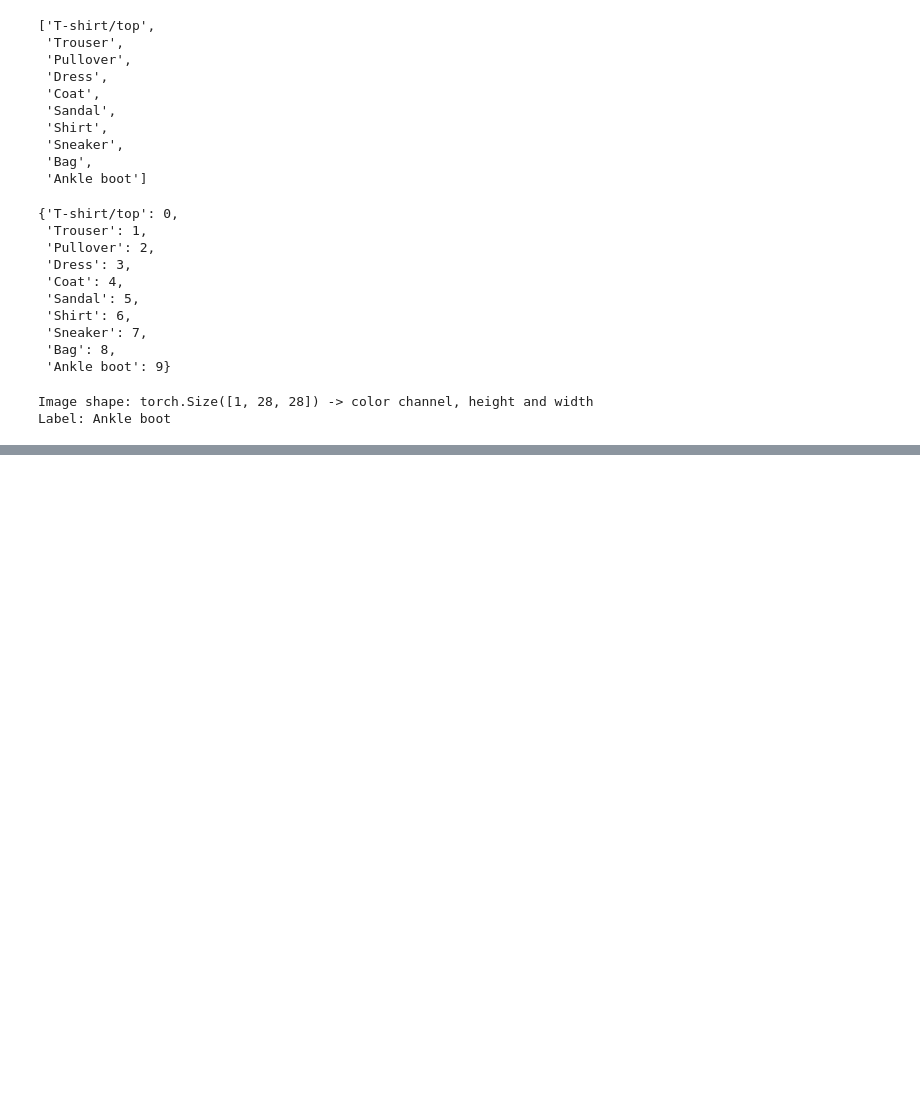
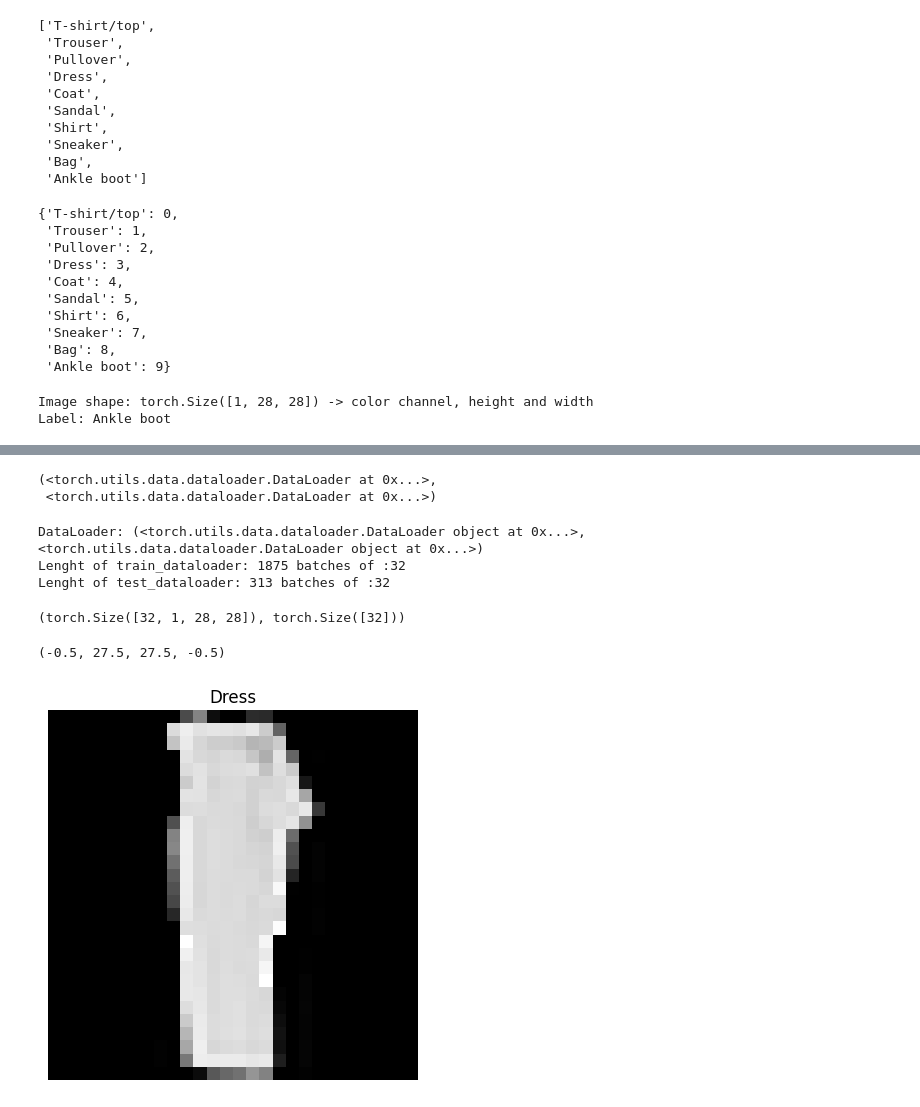
Before and after one commit to habonimana/PyTorch-for-Deep-Learning, a Jupyter notebook: 03_pytorch_computer_vision.ipynb, the cells around one changed output, grey strips where cells are left out. Cells and saved outputs as stored; diff of their text form; code cells hidden in the pictures; blank space fills up the shorter version.

```diff
--- a/03_pytorch_computer_vision.ipynb
+++ b/03_pytorch_computer_vision.ipynb
@@ -133,0 +165,47 @@ Label: Ankle boot
+# %%
+from torch.utils.data import DataLoader
+
+# Setup the batch size hyperparameter
+BATCH_SIZE = 32
+
+#
+train_dataloader = DataLoader(dataset=train_data,
+                              batch_size=BATCH_SIZE,
+                              shuffle=True)
+
+test_dataloader = DataLoader(dataset=test_data,
+                             batch_size=BATCH_SIZE,
+                             shuffle=False)
+
+train_dataloader, test_dataloader
+# %% [output]
+(<torch.utils.data.dataloader.DataLoader at 0x...>,
+ <torch.utils.data.dataloader.DataLoader at 0x...>)
+# %%
+# Let's check out what we've created
+
+print(f"DataLoader: {train_dataloader, test_dataloader}")
+print(f"Lenght of train_dataloader: {len(train_dataloader)} batches of :{BATCH_SIZE}")
+print(f"Lenght of test_dataloader: {len(test_dataloader)} batches of :{BATCH_SIZE}")
+# %% [output]
+DataLoader: (<torch.utils.data.dataloader.DataLoader object at 0x...>, <torch.utils.data.dataloader.DataLoader object at 0x...>)
+Lenght of train_dataloader: 1875 batches of :32
+Lenght of test_dataloader: 313 batches of :32
+# %%
+# Check out what's inside the training data loader
+train_features_batch, train_labels_batch = next(iter(train_dataloader))
+train_features_batch.shape, train_labels_batch.shape
+# %% [output]
+(torch.Size([32, 1, 28, 28]), torch.Size([32]))
+# %%
+# Show a sample
+torch.manual_seed(42)
+
+random_idx = torch.randint(0, len(train_features_batch), size=[1]).item()
+img, label = train_features_batch[random_idx], train_labels_batch[random_idx]
+plt.imshow(img.squeeze(), cmap="gray")
+plt.title(class_names[label])
+plt.axis(False)
+# %% [output]
+(-0.5, 27.5, 27.5, -0.5)
+[figure, added]
```
Also changed, not shown: parts of 21 cells of this notebook.
